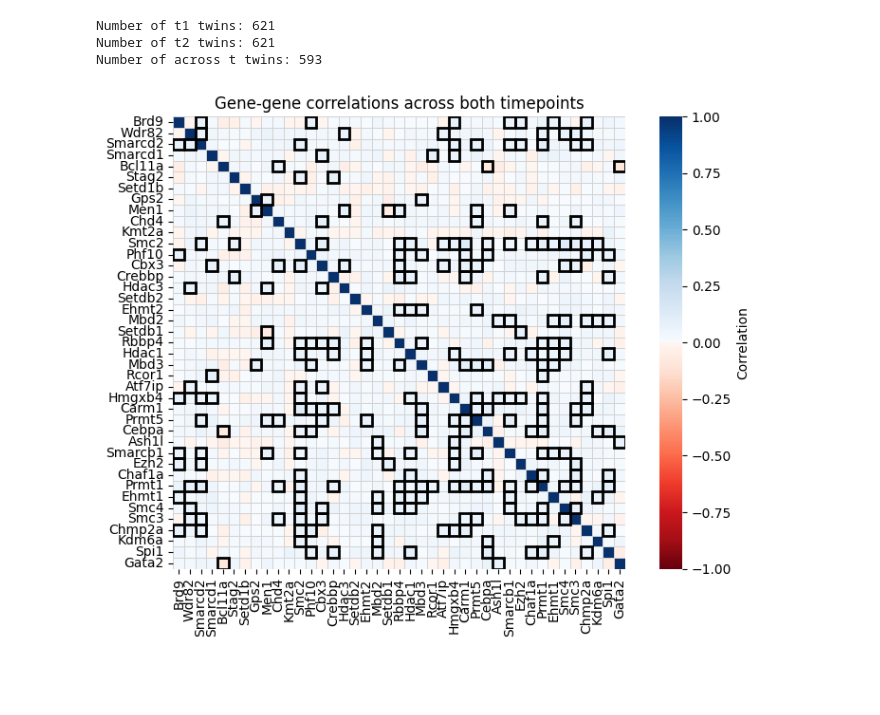
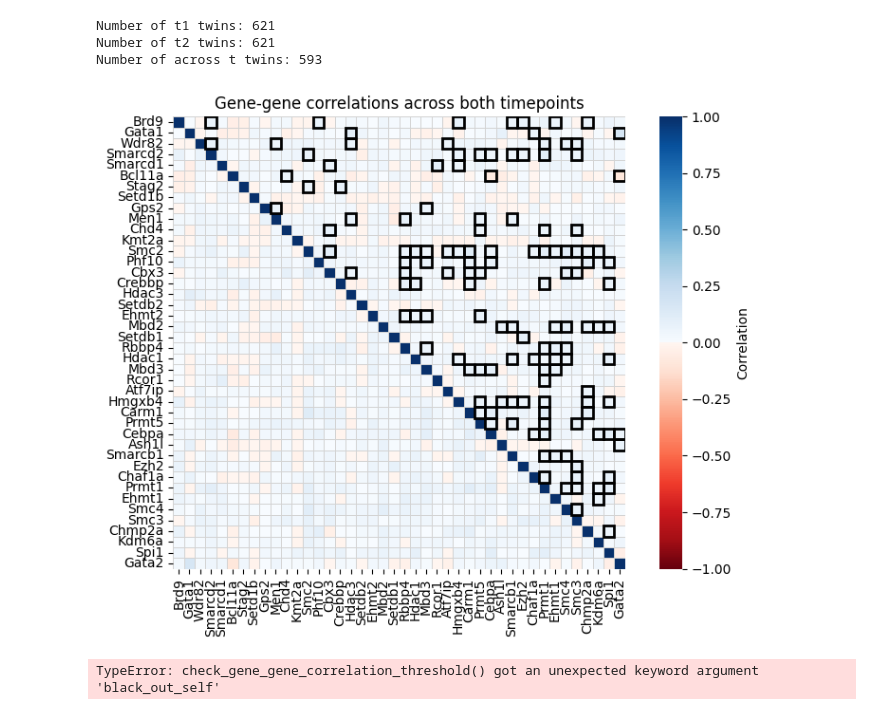
Before and after one commit to Keerthana910234/TwINFER, a Jupyter notebook: TwINFER_LARRY.ipynb, the cells around one changed output. Drawn from its saved outputs; the diff is of its cells as text; code cells hidden in the pictures; blank space fills up the shorter version.

Commit message:
updated matrix limits

```diff
--- a/TwINFER_LARRY.ipynb
+++ b/TwINFER_LARRY.ipynb
@@ -363,7 +363,7 @@ volcano_plot(adata_t1, groupby='Cell type annotation', group='Monocyte', genes=g
 
 # Separate by time point
 t1 = 2
-t2 = 4
+t2 = 6
 
 adata_t1 = adata[(adata.obs['Time point'] == t1) & (adata.obs['clone_id'] != -1)]
 adata_t2 = adata[(adata.obs['Time point'] == t2) & (adata.obs['clone_id'] != -1)]
@@ -371,7 +371,7 @@ adata_t2 = adata[(adata.obs['Time point'] == t2) & (adata.obs['clone_id'] != -1)
 # Pick subset of genes
 # gene_list = ['Muc13', 'Srgn', 'Ccl9', 'Elane', 'Igfbp4', 'Rbms1', 'Sirpa', 'Set', 'Tk1', 'Spp1']
 # gene_list = ['Pou5f1', 'Sox2', 'Nanog', 'Klf4', 'Myc', 'Zfp42', 'Zfp281']
-gene_list = ['Brd9', 'Wdr82', 'Smarcd2', 'Smarcd1', 'Bcl11a', 'Stag2', 'Setd1b', 'Gps2', 'Men1', 'Chd4', 'Kmt2a', 'Smc2', 'Phf10', 'Cbx3', 'Crebbp', 'Hdac3', 'Setdb2', 'Ehmt2', 'Mbd2', 'Setdb1', 'Rbbp4', 'Hdac1', 'Mbd3', 'Rcor1', 'Atf7ip', 'Hmgxb4', 'Carm1', 'Prmt5', 'Cebpa', 'Ash1l', 'Smarcb1', 'Ezh2', 'Chaf1a', 'Prmt1', 'Ehmt1', 'Smc4', 'Smc3', 'Chmp2a', 'Kdm6a', 'Spi1', 'Gata2']
+gene_list = ['Brd9', 'Gata1', 'Wdr82', 'Smarcd2', 'Smarcd1', 'Bcl11a', 'Stag2', 'Setd1b', 'Gps2', 'Men1', 'Chd4', 'Kmt2a', 'Smc2', 'Phf10', 'Cbx3', 'Crebbp', 'Hdac3', 'Setdb2', 'Ehmt2', 'Mbd2', 'Setdb1', 'Rbbp4', 'Hdac1', 'Mbd3', 'Rcor1', 'Atf7ip', 'Hmgxb4', 'Carm1', 'Prmt5', 'Cebpa', 'Ash1l', 'Smarcb1', 'Ezh2', 'Chaf1a', 'Prmt1', 'Ehmt1', 'Smc4', 'Smc3', 'Chmp2a', 'Kdm6a', 'Spi1', 'Gata2']
 gene_subset = [s + '_mRNA' for s in gene_list]
 
 # Find across t clones
@@ -564,34 +564,36 @@ z_score_threshold_two_states = 10
 # %%
 # --- Step 1: Pairwise gene-gene correlations at t1: day 2 ---
 pairwise_gene_gene_correlation_matrix_t1 = calculate_pairwise_gene_gene_correlation_matrix(
     all_t1_measurements, gene_list
 )
 
-no_regulation_t1, potential_regulation_t1, corr_threshold_used_t1 = check_gene_gene_correlation_threshold(
+no_regulation_t1, potential_regulation_t1 = check_gene_gene_correlation_threshold(
     all_t1_measurements, pairwise_gene_gene_correlation_matrix_t1, gene_list,  threshold = threshold_gene_gene_corr, use_scramble = True, p_val_threshold = p_val_threshold_scrambled_gene_correlation, verbose = show_scrambled_distribution_gene_correlation, n_cores_to_use=8
 )
 
 # print(no_regulation)
 if plot_correlation_matrices_as_heatmap:
     plot_matrix_as_heatmap(corr_matrix=pairwise_gene_gene_correlation_matrix_t1, gene_list=gene_list, no_regulation=no_regulation_t1, potential_regulation=potential_regulation_t1,
         title=f"Gene-gene correlations across both timepoints", add_gene_labels=True, add_time=False, gray_out_no_reg=False
     )
 # %% [output]
-[figure, old version]
+[figure, new version]
 # %%
 # --- Step 1: Pairwise gene-gene correlations at t1: day 4 ---
 pairwise_gene_gene_correlation_matrix_t2 = calculate_pairwise_gene_gene_correlation_matrix(
     all_t2_measurements, gene_list
 )
-no_regulation_t2, potential_regulation_t2, corr_threshold_used_t2 = check_gene_gene_correlation_threshold(
-    all_t2_measurements, pairwise_gene_gene_correlation_matrix_t2, gene_list,  threshold = threshold_gene_gene_corr, use_scramble = True, p_val_threshold = p_val_threshold_scrambled_gene_correlation, verbose = show_scrambled_distribution_gene_correlation,  n_cores_to_use=8
+no_regulation_t2, potential_regulation_t2 = check_gene_gene_correlation_threshold(
+    all_t2_measurements, pairwise_gene_gene_correlation_matrix_t2, gene_list,  threshold = threshold_gene_gene_corr, use_scramble = True, p_val_threshold = p_val_threshold_scrambled_gene_correlation, verbose = show_scrambled_distribution_gene_correlation,  n_cores_to_use=8,  black_out_self = True
 )
 
 # print(no_regulation)
 if plot_correlation_matrices_as_heatmap:
     plot_matrix_as_heatmap(corr_matrix=pairwise_gene_gene_correlation_matrix_t2, gene_list=gene_list, no_regulation=no_regulation_t2, potential_regulation=potential_regulation_t2,
-        title=f"Gene-gene correlations across both timepoints", add_gene_labels=True, add_time=False, gray_out_no_reg=False
+        title=f"Gene-gene correlations across both timepoints", add_gene_labels=True, add_time=False, gray_out_no_reg=False, black_out_self = True
     )
+# %% [output]
+TypeError: check_gene_gene_correlation_threshold() got an unexpected keyword argument 'black_out_self'
 # %%
 # --- Step 1: Pairwise gene-gene correlations at t1: day 2 ---
 pairwise_gene_gene_correlation_matrix_t3 = calculate_pairwise_gene_gene_correlation_matrix(
```
Also changed, not shown: parts of 13 cells of this notebook, 2 other files.
